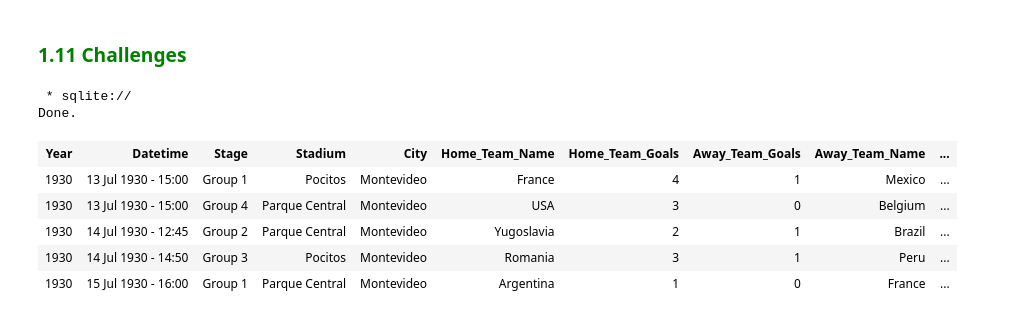
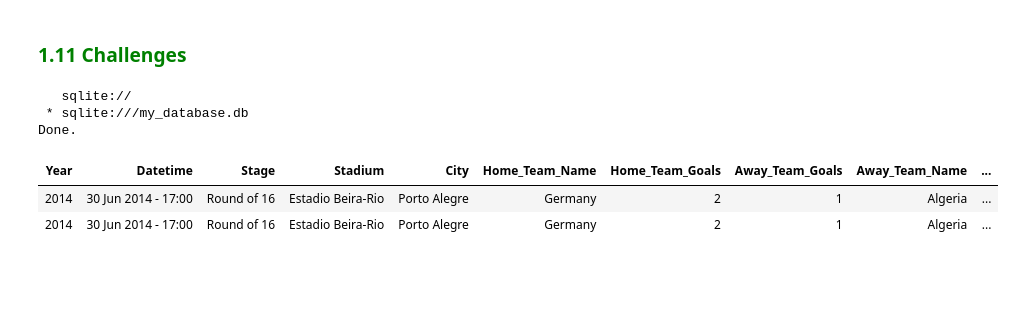
Before and after one commit to Dennis-Kiarie/SQL-Starter-Kit, a Jupyter notebook: SQL_Programming_Selecting_&_Retrieving_Data_with_SQL.ipynb, the cells around one changed output. Cells and saved outputs as stored; diff of their text form; code cells hidden in the pictures; blank space fills up the shorter version.

```diff
--- a/SQL_Programming_Selecting_&_Retrieving_Data_with_SQL.ipynb
+++ b/SQL_Programming_Selecting_&_Retrieving_Data_with_SQL.ipynb
@@ -470,18 +1221,24 @@ LIMIT 5;
 # %%
 # Challenge 1
 # Using the Worldcup dataset, select all the records that contain null values?
 #
 %%sql
-SELECT * FROM WorldCup LIMIT 5;
+SELECT * FROM WorldCup
+WHERE Home_Team_Name IS NULL
+   OR Away_Team_Name IS NULL
+   OR Home_Team_Goals IS NULL
+   OR Away_Team_Goals IS NULL
+   OR Year IS NULL
+   OR City IS NULL
+   OR Stadium IS NULL
+   OR Attendance IS NULL;
 # %% [output]
- * sqlite://
+   sqlite://
+ * sqlite:///my_database.db
 Done.
 | Year | Datetime | Stage | Stadium | City | Home_Team_Name | Home_Team_Goals | Away_Team_Goals | Away_Team_Name | ... |
-| 1930 | 13 Jul 1930 - 15:00 | Group 1 | Pocitos | Montevideo | France | 4 | 1 | Mexico | ... |
-| 1930 | 13 Jul 1930 - 15:00 | Group 4 | Parque Central | Montevideo | USA | 3 | 0 | Belgium | ... |
-| 1930 | 14 Jul 1930 - 12:45 | Group 2 | Parque Central | Montevideo | Yugoslavia | 2 | 1 | Brazil | ... |
-| 1930 | 14 Jul 1930 - 14:50 | Group 3 | Pocitos | Montevideo | Romania | 3 | 1 | Peru | ... |
-| 1930 | 15 Jul 1930 - 16:00 | Group 1 | Parque Central | Montevideo | Argentina | 1 | 0 | France | ... |
+| 2014 | 30 Jun 2014 - 17:00 | Round of 16 | Estadio Beira-Rio | Porto Alegre | Germany | 2 | 1 | Algeria | ... |
+| 2014 | 30 Jun 2014 - 17:00 | Round of 16 | Estadio Beira-Rio | Porto Alegre | Germany | 2 | 1 | Algeria | ... |
 # %%
 # Challenge 2
 # Select all the records that do not contain null values from the Interpol dataset
```
Also changed, not shown: parts of 62 cells of this notebook.
